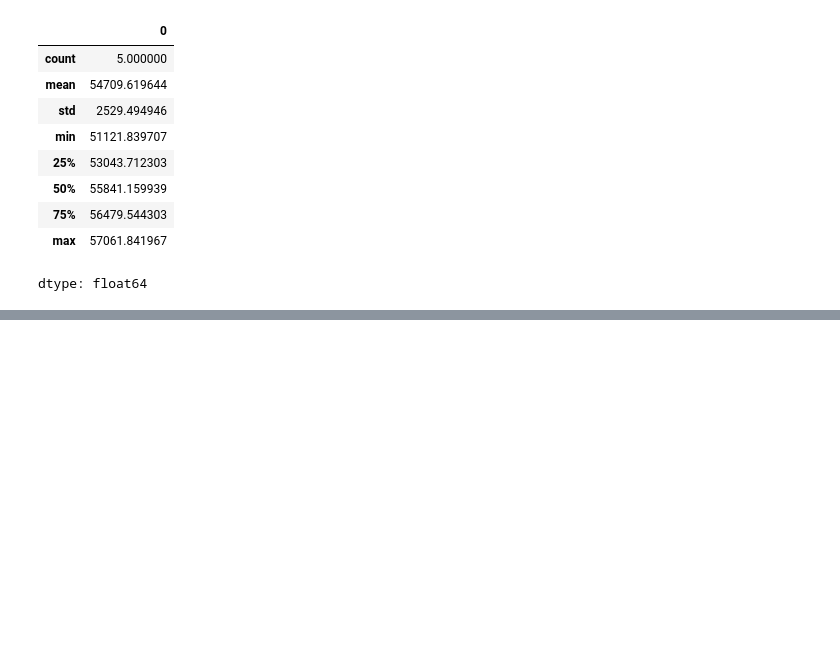
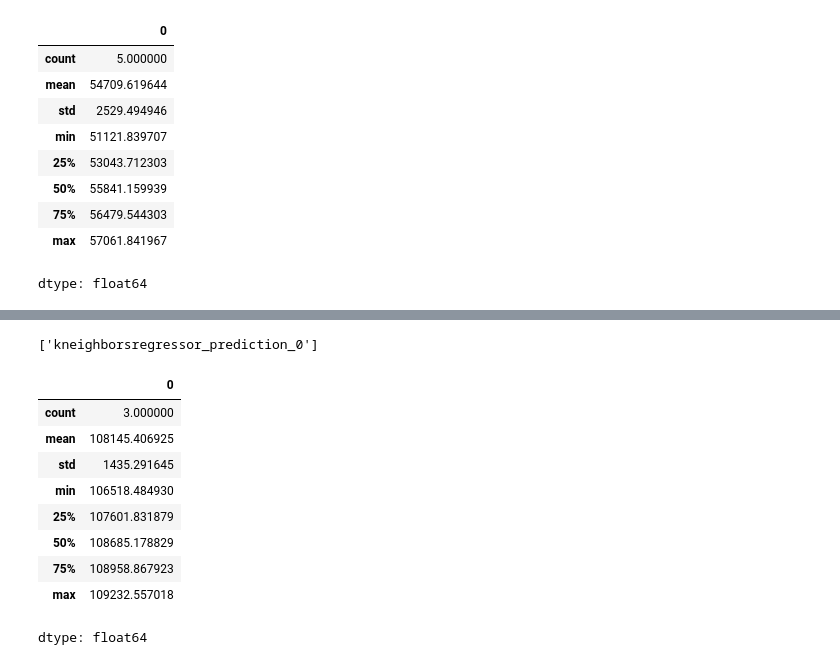
Before and after one commit to KANGWEII/hands_on_ml, a Jupyter notebook: Chapter02/end_to_end_machine_learning_project.ipynb, the cells around one changed output, grey strips where cells are left out. Saved outputs shown, nothing was run; the diff lists cells and outputs as text; code cells hidden in the pictures; blank space fills up the shorter version.

```diff
--- a/Chapter02/end_to_end_machine_learning_project.ipynb
+++ b/Chapter02/end_to_end_machine_learning_project.ipynb
@@ -1579,0 +1631,10 @@ dtype: float64
+# %%
+# Use KNN Regressor as the estimator input to the custom class
+knn_reg = KNeighborsRegressor(n_neighbors=3, weights="distance")
+knn_transformer = FeatureFromRegressor(knn_reg)
+
+# geo_features are used to train a KNN model, and its predictions become a new feature
+geo_features = housing[["latitude", "longitude"]]
+
+# Do both fit + transform
+knn_transformer.fit_transform(geo_features, housing_labels)
@@ -1579,0 +1649,46 @@ dtype: float64
+# %%
+knn_transformer.get_feature_names_out()
+# %% [output]
+['kneighborsregressor_prediction_0']
+# %%
+# ColumnTransformer is used to apply different transformers to different columns of dataset
+
+# Create a new list of transformer definitions, cloning each transformer so you don’t accidentally mutate the original pipeline
+transformers = [(name, clone(transformer), columns)
+                for name, transformer, columns in preprocessing.transformers]
+
+# Find the index of the transformer named "geo" inside the list
+geo_index = [name for name, _, _ in transformers].index("geo")
+
+# Replace the existing "geo" column’s original preprocessing step with a new one that uses your custom transformer
+transformers[geo_index] = ("geo", knn_transformer, ["latitude", "longitude"])
+
+# Build a new ColumnTransformer using this updated list of transformers
+new_geo_preprocessing = ColumnTransformer(transformers)
+# %%
+new_geo_pipeline = Pipeline([
+    ('preprocessing', new_geo_preprocessing),
+    ('svr', SVR(kernel=svm_reg_1.best_params_["svr__kernel"],
+                C=svm_reg_1.best_params_["svr__C"],
+                gamma=svm_reg_1.best_params_["svr__gamma"]))
+])
+# %%
+new_pipe_rmses = -cross_val_score(new_geo_pipeline,
+                                  housing.iloc[:5000],
+                                  housing_labels.iloc[:5000],
+                                  scoring="neg_root_mean_squared_error",
+                                  cv=3,
+                                  n_jobs=-1)
+
+pd.Series(new_pipe_rmses).describe()
+# %% [output]
+|  | 0 |
+| count | 3.000000 |
+| mean | 108145.406925 |
+| std | 1435.291645 |
+| min | 106518.484930 |
+| 25% | 107601.831879 |
+| 50% | 108685.178829 |
+| 75% | 108958.867923 |
+| max | 109232.557018 |
+dtype: float64
```
Also changed, not shown: parts of 7 cells of this notebook.
